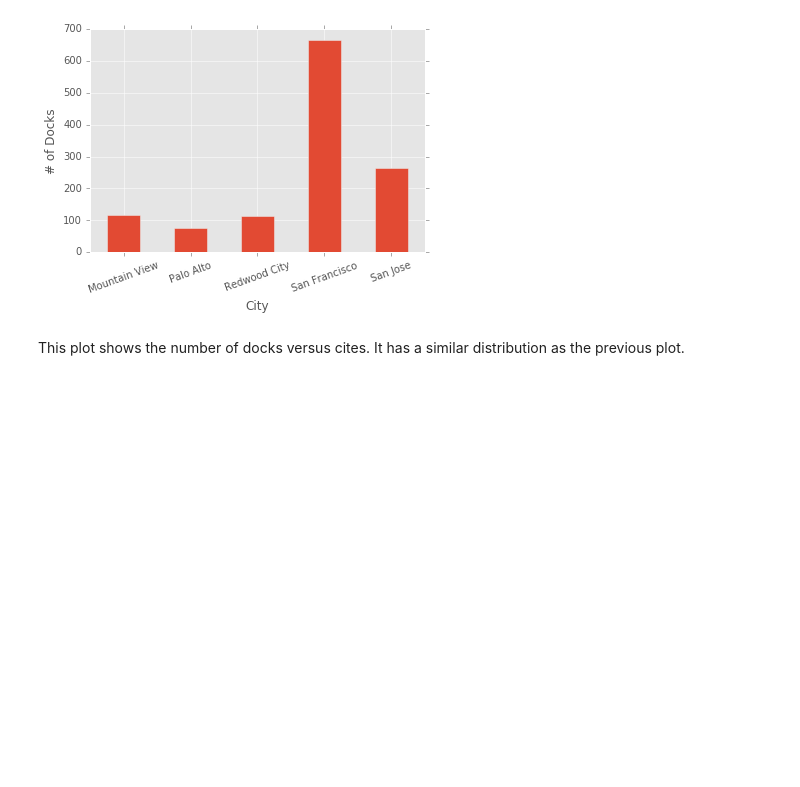
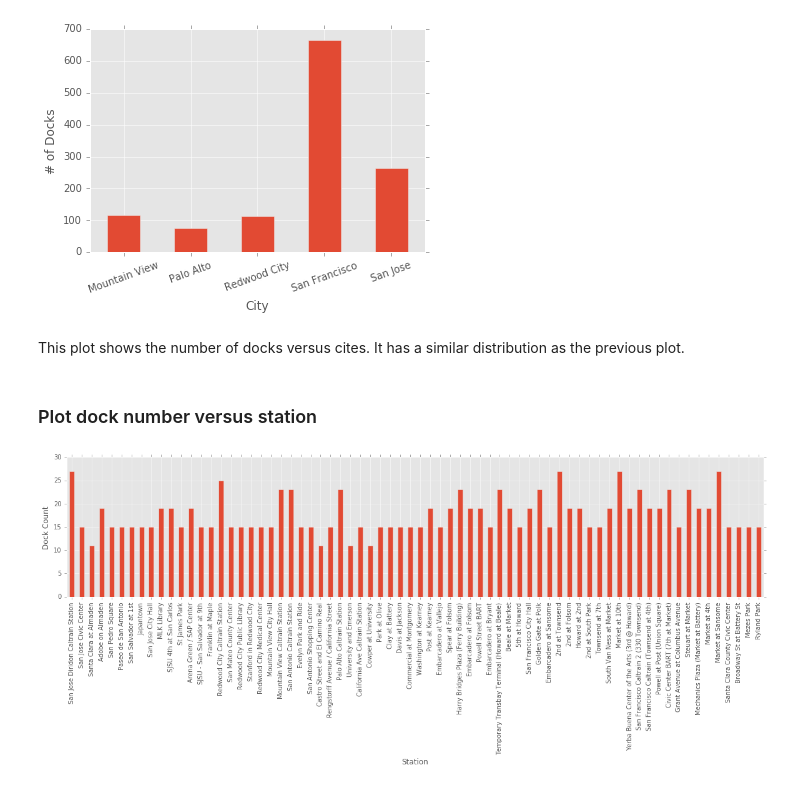
Before and after one commit to MuhammadVT/bike_sharing, a Jupyter notebook: data_exploration/explore_station_data.ipynb, the cells around one changed output. Saved outputs shown, nothing was run; the diff lists cells and outputs as text; code cells hidden in the pictures; blank space fills up the shorter version.

```diff
--- a/data_exploration/explore_station_data.ipynb
+++ b/data_exploration/explore_station_data.ipynb
@@ -69,3 +99,17 @@ plt.show()
 [figure]
 # %% [markdown]
 This plot shows the number of docks versus cites. It has a similar distribution as the previous plot.
+# %% [markdown]
+### Plot dock number versus station
+# %%
+# plot the dock number versus station
+fig, ax = plt.subplots(figsize=(20, 4))
+df_station.plot(ax=ax, x=["name"], y=["dock_count"], kind="bar")
+
+# set x, y labels
+ax.set(xlabel="Station", ylabel="Dock Count")
+
+# hide the lagends
+ax.legend().set_visible(False)
+# %% [output]
+[figure, added]
```
Also changed, not shown: parts of 10 cells of this notebook.
